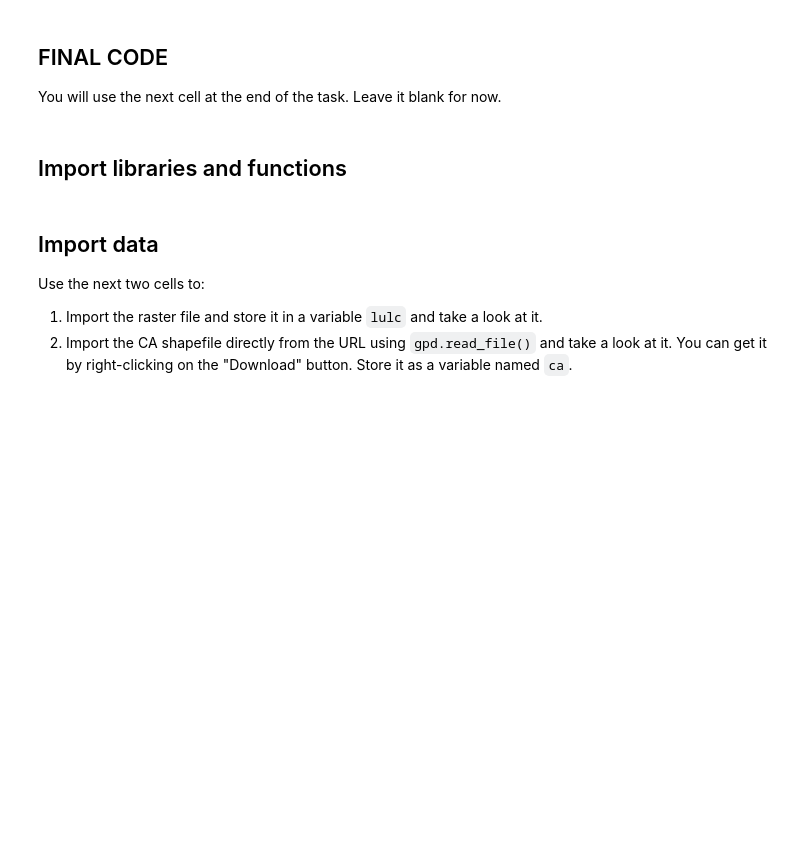
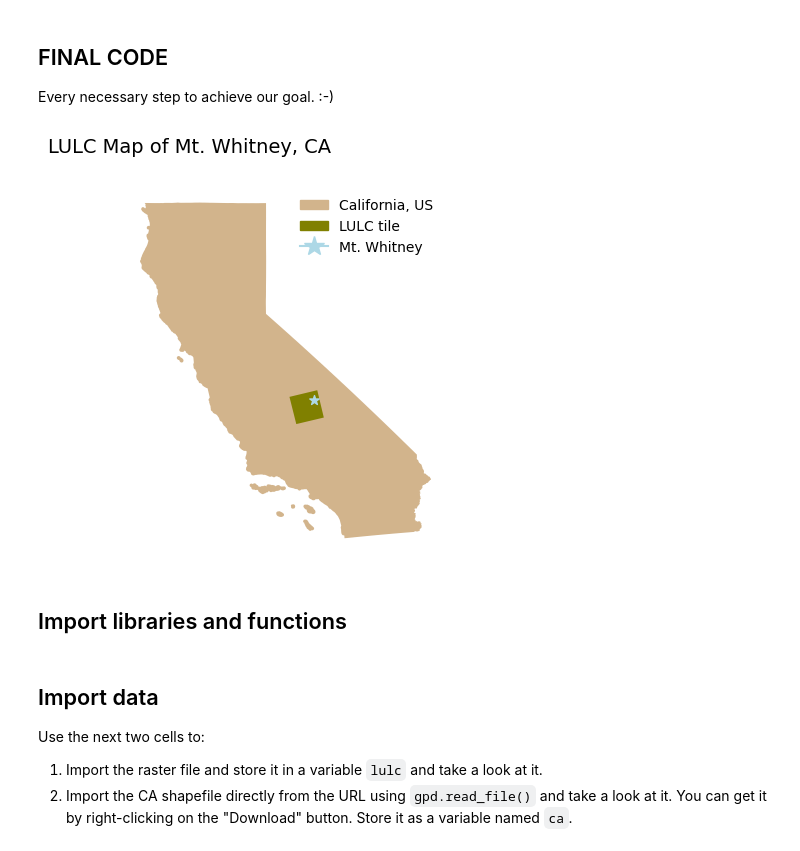
Before and after one commit to saingersoll/eds220-hwk-4, a Jupyter notebook: hwk4-task1-whitney-map.ipynb, the cells around one changed output. Cells and saved outputs as stored; diff of their text form; code cells hidden in the pictures; blank space fills up the shorter version.

Commit message:
task 1 perfect

```diff
--- a/hwk4-task1-whitney-map.ipynb
+++ b/hwk4-task1-whitney-map.ipynb
@@ -39,9 +37,83 @@ All your data files must be  inside a directory named 'data'  **in your gitignor
 The .tif file (same as we used in discussion section) is in the Canvas-week7-homework zip file. The California shapefile will be directly accessed via its URL.
 # %% [markdown]
 ## FINAL CODE
-You will use the next cell at the end of the task. Leave it blank for now.
+Every necessary step to achieve our goal. :-)
 # %%
 ### ===== FINAL CODE =====
+# import libraries and functions
+import os
+import numpy as np
+import pandas as pd
+
+import geopandas as gpd
+import xarray as xr
+import rioxarray as rioxr
+import rasterio
+from shapely.geometry import Point
+from shapely.geometry import box
+
+import matplotlib.pyplot as plt
+import matplotlib.patches as mpatches
+import matplotlib.lines as mlines
+import matplotlib.markers as markers
+#--------------------------------------------
+# importing data sets
+lulc = rioxr.open_rasterio(os.path.join(os.getcwd(), 'data', 'land_cover.tif'))
+ca = gpd.read_file('https://data.ca.gov/dataset/e212e397-1277-4df3-8c22-40721b095f33/resource/3db1e426-fb51-44f5-82d5-a54d7c6e188b/download/ca-state-boundary.zip')
+#---------------------------------------------
+# creating a bounding box of the lulc tile
+bbox = gpd.GeoDataFrame(geometry = [box(*lulc.rio.bounds())],
+                       crs = lulc.rio.crs)
+#---------------------------------------------
+# List of verticies of our region of interest (roi) box
+point = [[-118.292399, 36.57855]]
+
+
+# creating a geodataframe with roi with crs of choice
+mt_whitney = gpd.GeoDataFrame(geometry = [Point(point)],
+                             crs = "epsg:4326")
+#----------------------------------------------
+# converting CRS to match
+bbox = bbox.to_crs(ca.crs)
+mt_whitney = mt_whitney.to_crs(ca.crs)
+#----------------------------------------------
+# plotting the LULC tile, Mt. Whitney, and CA
+size = 8                                  # fig size in inches
+aspect = lulc.rio.width/lulc.rio.height   # aspect ratio of fig
+
+fig, ax = plt.subplots()                  # creates fig to plot on
+fig.suptitle('LULC Map of Mt. Whitney, CA',
+             fontsize = 14)               # adds title & assigns size
+fig.subplots_adjust(left=0.4)             # positions map to appear more centered
+plt.axis('off')                           # removes axes
+
+ca.plot(ax = ax,                          # base layer of CA map
+        color = 'tan',                    # color
+       aspect = 1)
+ca_patch = mpatches.Patch(color = 'tan',  # legend info
+                          label = 'California, US')
+
+bbox.plot(ax = ax,                        # lulc boundary box added to plot
+         color = 'olive')
+lulc_patch = mpatches.Patch(color = 'olive', # lulc legend info
+                           label = 'LULC tile')
+
+mt_whitney.plot(ax = ax,                  # Mt. Whitney added to plot
+               color = 'lightblue',
+               aspect = 1,
+               marker = '*',              # star shape
+               markersize = 50)           # marker size
+mt_whitney_line = mlines.Line2D([],[],    # Mt. Whitney legend info with star shape
+                                color ='lightblue',
+                                marker='*',
+                          markersize = 15,
+                                label ='Mt. Whitney')
+# adding legend patches and line to the plot
+ax.legend(handles = [ca_patch, lulc_patch, mt_whitney_line], frameon = False, loc = 'upper right')
+# show our beautiful plot
+plt.show()
+# %% [output]
+[figure, added]
 # %% [markdown]
 ## Import libraries and functions
 # %%
```
Also changed, not shown: parts of 11 cells of this notebook, 2 other files.
